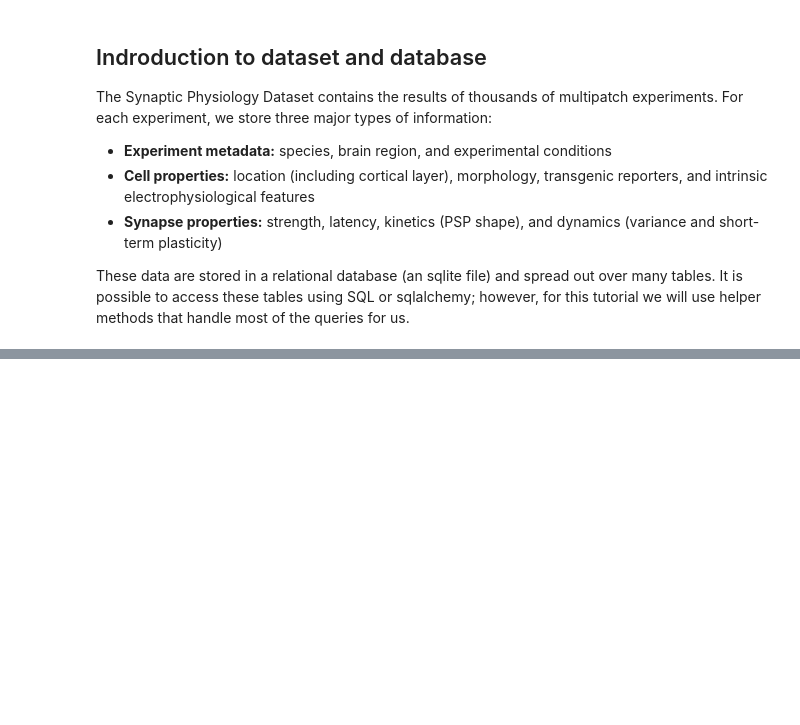
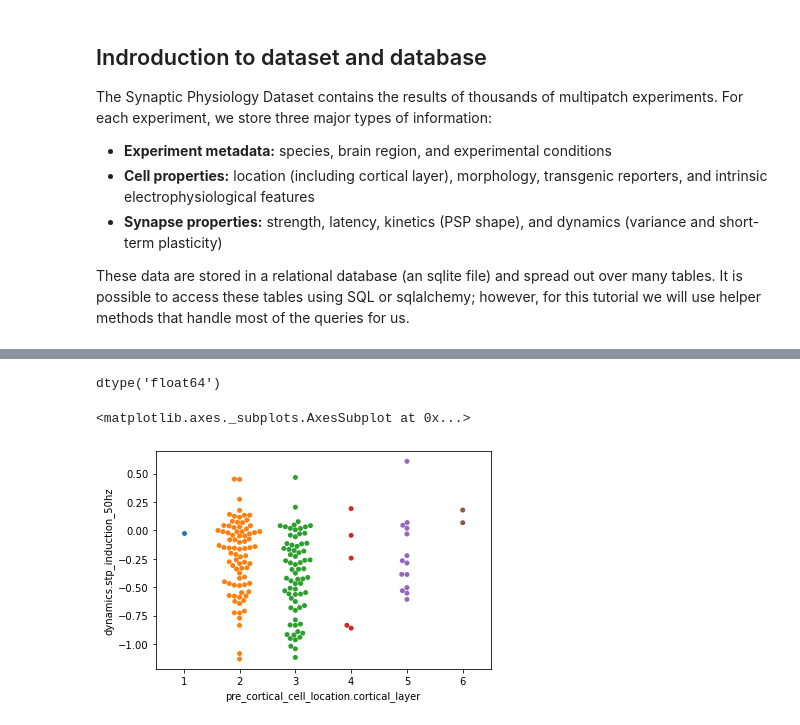
Before and after one commit to SophieW722/aisynphys, a Jupyter notebook: doc/tutorial.ipynb, the cells around one changed output, grey strips where cells are left out. Drawn from its saved outputs; the diff is of its cells as text; code cells hidden in the pictures; blank space fills up the shorter version.

```diff
--- a/doc/tutorial.ipynb
+++ b/doc/tutorial.ipynb
@@ -370,0 +91,17 @@ hm.set_ylabel("presynaptic", fontsize=14);
+# %%
+synapses['synapse.psp_amplitude'].dtype
+# %% [output]
+dtype('float64')
+# %%
+fig,ax = plt.subplots()
+# ax.set_yscale('log')
+seaborn.swarmplot(
+    data=synapses,
+    x='pre_cortical_cell_location.cortical_layer',
+    y='dynamics.stp_induction_50hz',
+    order=['1', '2', '3', '4', '5', '6'],
+    ax=ax,
+)
+# %% [output]
+<matplotlib.axes._subplots.AxesSubplot at 0x...>
+[figure, added]
```
Also changed, not shown: parts of 68 cells of this notebook.
